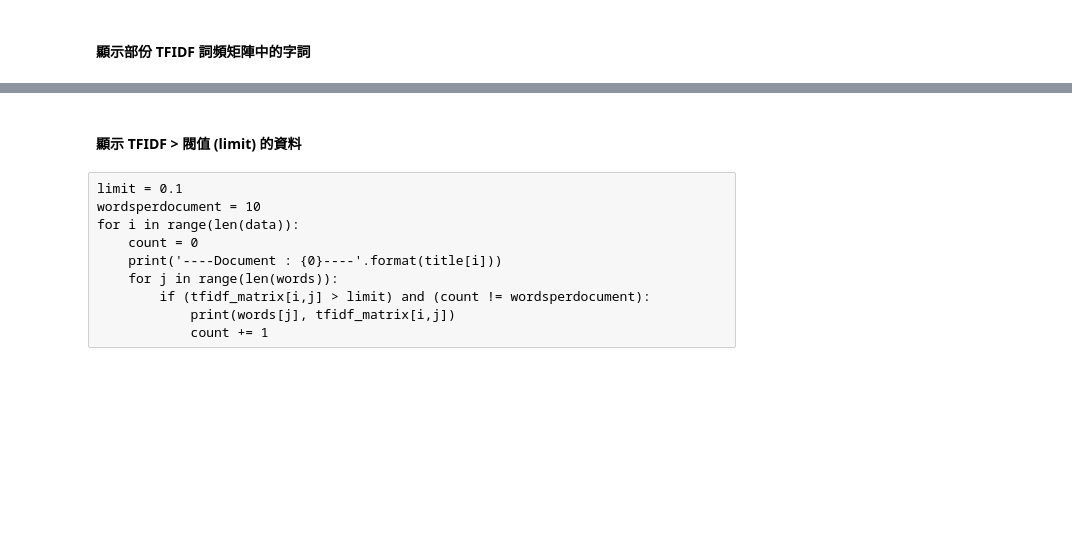
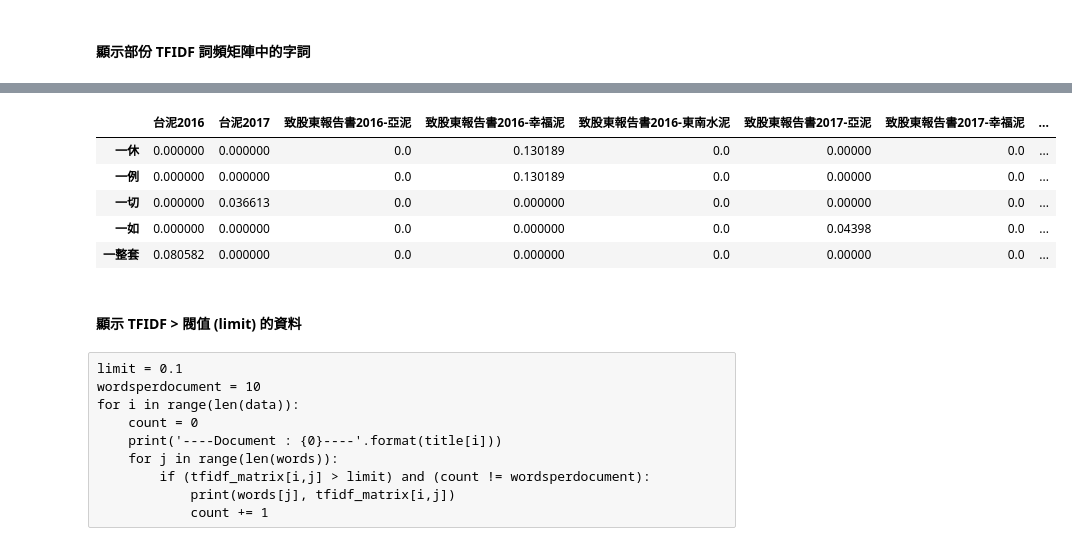
Before and after one commit to snowflakedong/107-1_Python_Project, a Jupyter notebook: Week_6/Classwork.ipynb, the cells around one changed output, grey strips where cells are left out. Drawn from its saved outputs; the diff is of its cells as text; code cells hidden in the pictures; blank space fills up the shorter version.

```diff
--- a/Week_6/Classwork.ipynb
+++ b/Week_6/Classwork.ipynb
@@ -316,3 +313,13 @@ print(words[0:50])
+# %%
+data = pd.DataFrame(tfidf_matrix.toarray().T, index = words, columns = title)
+data.head()
+# %% [output]
+|  | 台泥2016 | 台泥2017 | 致股東報告書2016-亞泥 | 致股東報告書2016-幸福泥 | 致股東報告書2016-東南水泥 | 致股東報告書2017-亞泥 | 致股東報告書2017-幸福泥 | ... |
+| 一休 | 0.000000 | 0.000000 | 0.0 | 0.130189 | 0.0 | 0.00000 | 0.0 | ... |
+| 一例 | 0.000000 | 0.000000 | 0.0 | 0.130189 | 0.0 | 0.00000 | 0.0 | ... |
+| 一切 | 0.000000 | 0.036613 | 0.0 | 0.000000 | 0.0 | 0.00000 | 0.0 | ... |
+| 一如 | 0.000000 | 0.000000 | 0.0 | 0.000000 | 0.0 | 0.04398 | 0.0 | ... |
+| 一整套 | 0.080582 | 0.000000 | 0.0 | 0.000000 | 0.0 | 0.00000 | 0.0 | ... |
 # %% [markdown]
 #### 顯示 TFIDF > 閥值 (limit) 的資料
 # %% [raw]
```
Also changed, not shown: parts of 24 cells of this notebook.
